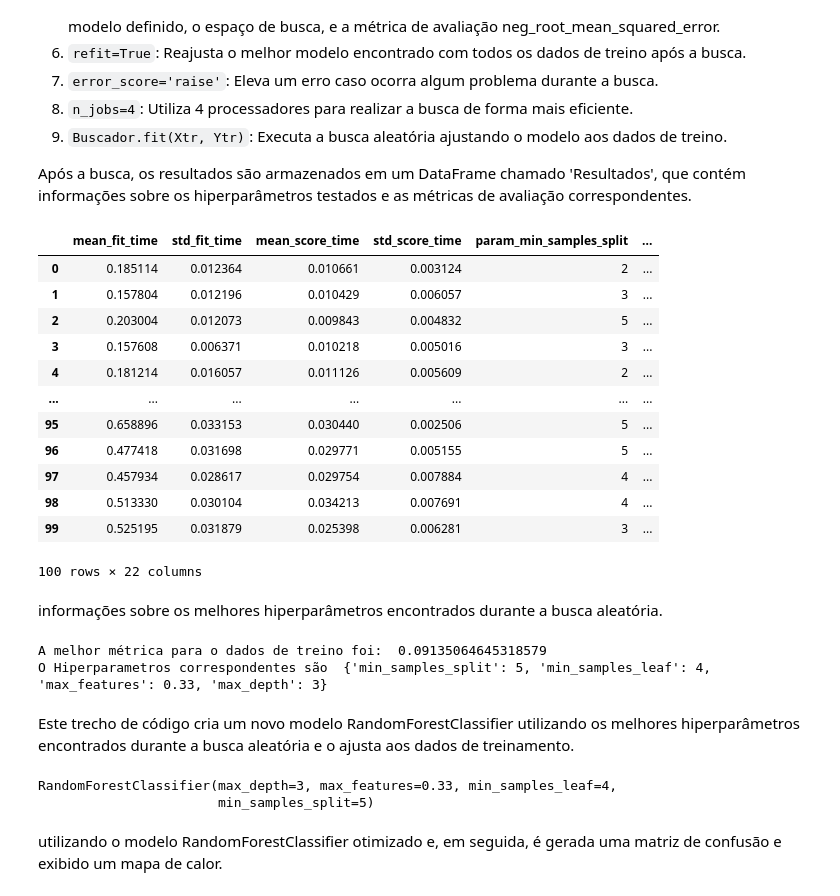
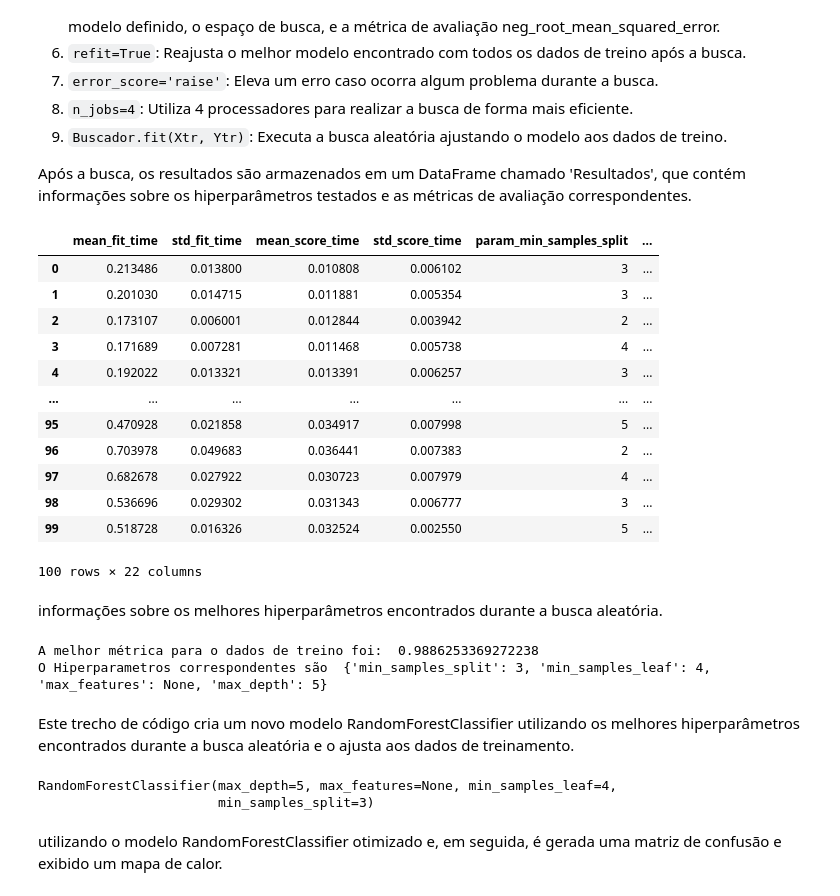
Before and after one commit to KayllanyLara/androlenda, a Jupyter notebook: Trabalho Final.ipynb, the cells around one changed output. Saved outputs shown, nothing was run; the diff lists cells and outputs as text; code cells hidden in the pictures.

```diff
--- a/Trabalho Final.ipynb
+++ b/Trabalho Final.ipynb
@@ -324,44 +345,44 @@ Após a busca, os resultados são armazenados em um DataFrame chamado 'Resultado
 # %%
 N_Divisoes = 10
 N_Iter = 100
 
 Espaco_de_Busca = {
     "max_depth": [None, 2, 3, 5, 7, 10],
     "min_samples_split": [2, 3, 4, 5],
     "min_samples_leaf": [1, 2, 3, 4],
     "max_features": [None, 0.33, "sqrt", "log2"],
 }
 
 Tipo = RandomForestClassifier()
 
 Buscador = RandomizedSearchCV(
     Tipo,
     Espaco_de_Busca,
     n_iter= N_Iter,
     cv= N_Divisoes,
-    scoring="neg_root_mean_squared_error",
+    scoring= "accuracy",
     refit=True,# reajusta o melhor modelo com todos os dados de treino
     error_score='raise',
     n_jobs=4,
    )
 
 Buscador.fit(Xtr, Ytr)
 
 Resultados = pd.DataFrame(Buscador.cv_results_)
 Resultados
 # %% [output]
 |  | mean_fit_time | std_fit_time | mean_score_time | std_score_time | param_min_samples_split | ... |
-| 0 | 0.185114 | 0.012364 | 0.010661 | 0.003124 | 2 | ... |
-| 1 | 0.157804 | 0.012196 | 0.010429 | 0.006057 | 3 | ... |
-| 2 | 0.203004 | 0.012073 | 0.009843 | 0.004832 | 5 | ... |
-| 3 | 0.157608 | 0.006371 | 0.010218 | 0.005016 | 3 | ... |
-| 4 | 0.181214 | 0.016057 | 0.011126 | 0.005609 | 2 | ... |
+| 0 | 0.213486 | 0.013800 | 0.010808 | 0.006102 | 3 | ... |
+| 1 | 0.201030 | 0.014715 | 0.011881 | 0.005354 | 3 | ... |
+| 2 | 0.173107 | 0.006001 | 0.012844 | 0.003942 | 2 | ... |
+| 3 | 0.171689 | 0.007281 | 0.011468 | 0.005738 | 4 | ... |
+| 4 | 0.192022 | 0.013321 | 0.013391 | 0.006257 | 3 | ... |
 | ... | ... | ... | ... | ... | ... | ... |
-| 95 | 0.658896 | 0.033153 | 0.030440 | 0.002506 | 5 | ... |
-| 96 | 0.477418 | 0.031698 | 0.029771 | 0.005155 | 5 | ... |
-| 97 | 0.457934 | 0.028617 | 0.029754 | 0.007884 | 4 | ... |
-| 98 | 0.513330 | 0.030104 | 0.034213 | 0.007691 | 4 | ... |
-| 99 | 0.525195 | 0.031879 | 0.025398 | 0.006281 | 3 | ... |
+| 95 | 0.470928 | 0.021858 | 0.034917 | 0.007998 | 5 | ... |
+| 96 | 0.703978 | 0.049683 | 0.036441 | 0.007383 | 2 | ... |
+| 97 | 0.682678 | 0.027922 | 0.030723 | 0.007979 | 4 | ... |
+| 98 | 0.536696 | 0.029302 | 0.031343 | 0.006777 | 3 | ... |
+| 99 | 0.518728 | 0.016326 | 0.032524 | 0.002550 | 5 | ... |
 100 rows × 22 columns
 # %% [markdown]
 informações sobre os melhores hiperparâmetros encontrados durante a busca aleatória.
@@ -370,16 +391,16 @@ Hiperparametros = Buscador.best_params_
 print("A melhor métrica para o dados de treino foi: ", abs(Buscador.best_score_))
 print("O Hiperparametros correspondentes são ", Hiperparametros)
 # %% [output]
-A melhor métrica para o dados de treino foi:  0.09135064645318579
-O Hiperparametros correspondentes são  {'min_samples_split': 5, 'min_samples_leaf': 4, 'max_features': 0.33, 'max_depth': 3}
+A melhor métrica para o dados de treino foi:  0.9886253369272238
+O Hiperparametros correspondentes são  {'min_samples_split': 3, 'min_samples_leaf': 4, 'max_features': None, 'max_depth': 5}
 # %% [markdown]
 Este trecho de código cria um novo modelo RandomForestClassifier utilizando os melhores hiperparâmetros encontrados durante a busca aleatória e o ajusta aos dados de treinamento.
 # %%
-TESTE = RandomForestClassifier(min_samples_split = Hiperparametros.get("min_samples_split"), min_samples_leaf = Hiperparametros.get("min_samples_leaf"), max_features =Hiperparametros.get("max_features"), max_depth = Hiperparametros.get("max_depth"))
-TESTE.fit(Xtr,Ytr)
+Modelo_1 = RandomForestClassifier(min_samples_split = Hiperparametros.get("min_samples_split"), min_samples_leaf = Hiperparametros.get("min_samples_leaf"), max_features =Hiperparametros.get("max_features"), max_depth = Hiperparametros.get("max_depth"))
+Modelo_1.fit(Xtr,Ytr)
 # %% [output]
-RandomForestClassifier(max_depth=3, max_features=0.33, min_samples_leaf=4,
-                       min_samples_split=5)
+RandomForestClassifier(max_depth=5, max_features=None, min_samples_leaf=4,
+                       min_samples_split=3)
 # %% [markdown]
 utilizando o modelo RandomForestClassifier otimizado e, em seguida, é gerada uma matriz de confusão e exibido um mapa de calor.
 # %%
```
Also changed, not shown: parts of 29 cells of this notebook.
